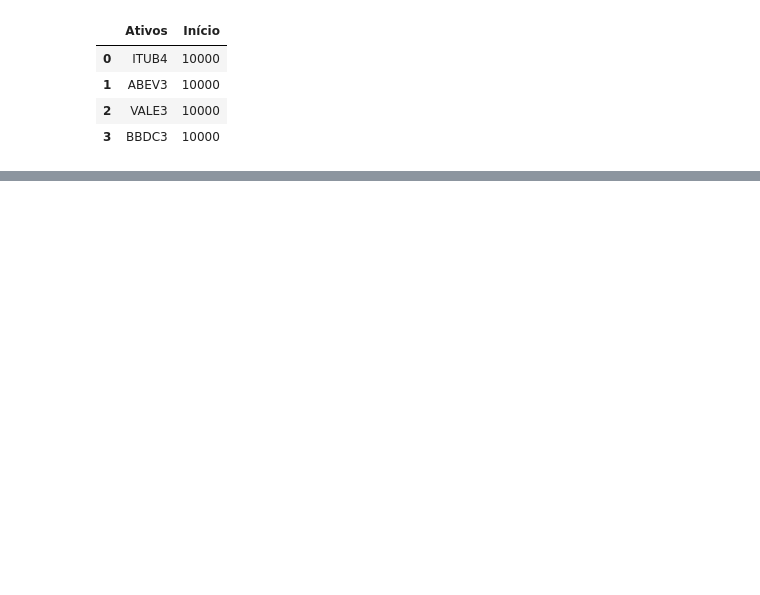
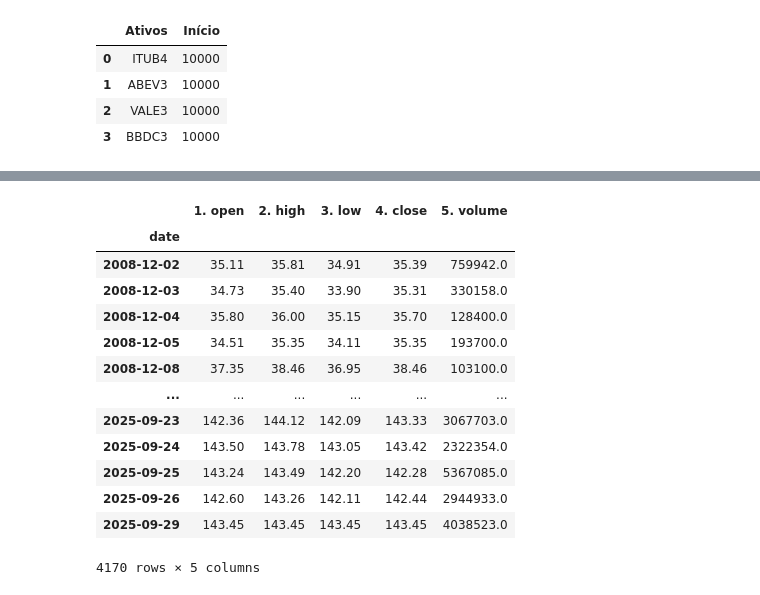
Before and after one commit to FerFilho23/Machine-Learning, a Jupyter notebook: datatalks/module-1/projects/investments-portfolio.ipynb, the cells around one changed output, grey strips where cells are left out. Drawn from its saved outputs; the diff is of its cells as text; code cells hidden in the pictures; blank space fills up the shorter version.

```diff
--- a/datatalks/module-1/projects/investments-portfolio.ipynb
+++ b/datatalks/module-1/projects/investments-portfolio.ipynb
@@ -102,0 +87,20 @@ ValueError: We have detected your API key as JKQDVFAKFH4GVB77 and our standard A
+# %%
+ibov = ibov.copy()
+ibov.index = pd.to_datetime(ibov.index)
+ibov = ibov.sort_index()
+display(ibov)
+# %% [output]
+|  | 1. open | 2. high | 3. low | 4. close | 5. volume |
+| date |  |  |  |  |  |
+| 2008-12-02 | 35.11 | 35.81 | 34.91 | 35.39 | 759942.0 |
+| 2008-12-03 | 34.73 | 35.40 | 33.90 | 35.31 | 330158.0 |
+| 2008-12-04 | 35.80 | 36.00 | 35.15 | 35.70 | 128400.0 |
+| 2008-12-05 | 34.51 | 35.35 | 34.11 | 35.35 | 193700.0 |
+| 2008-12-08 | 37.35 | 38.46 | 36.95 | 38.46 | 103100.0 |
+| ... | ... | ... | ... | ... | ... |
+| 2025-09-23 | 142.36 | 144.12 | 142.09 | 143.33 | 3067703.0 |
+| 2025-09-24 | 143.50 | 143.78 | 143.05 | 143.42 | 2322354.0 |
+| 2025-09-25 | 143.24 | 143.49 | 142.20 | 142.28 | 5367085.0 |
+| 2025-09-26 | 142.60 | 143.26 | 142.11 | 142.44 | 2944933.0 |
+| 2025-09-29 | 143.45 | 143.45 | 143.45 | 143.45 | 4038523.0 |
+4170 rows × 5 columns
```
Also changed, not shown: parts of 10 cells of this notebook.
